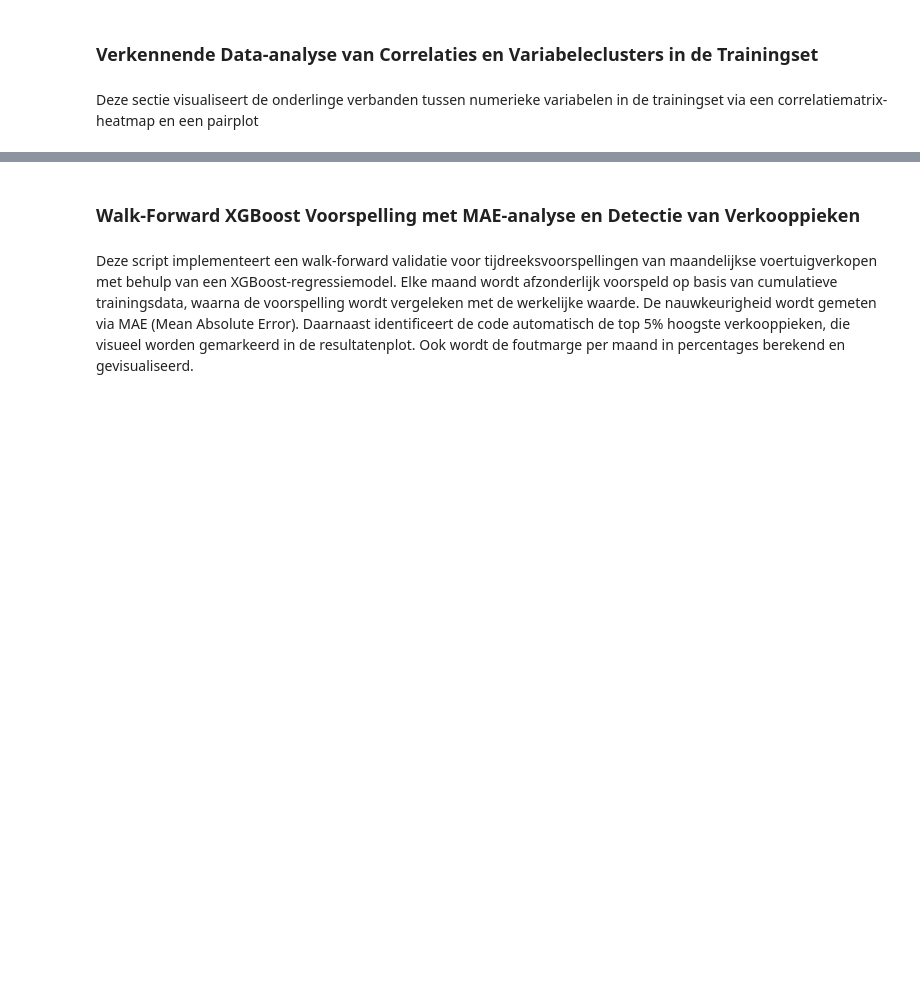
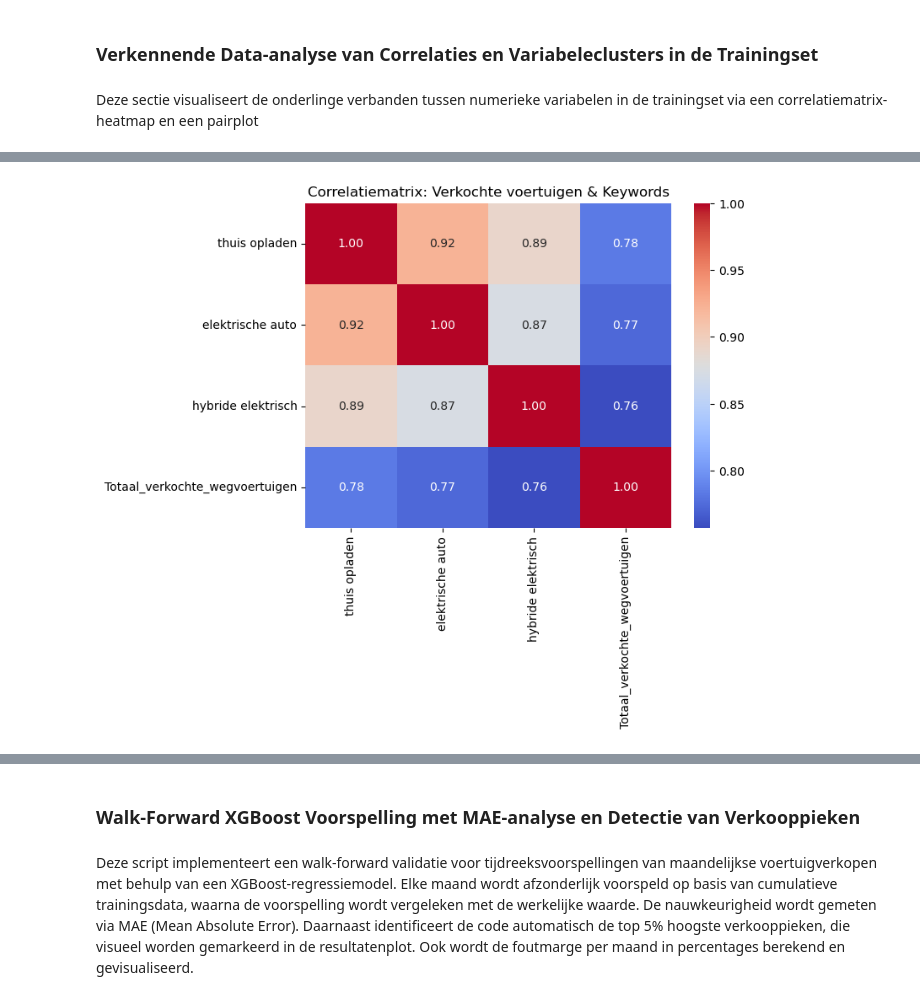
Before and after one commit to DylanHaaz/Tryhard, a Jupyter notebook: v4 _Google_trend/Xgboost _trend.ipynb, the cells around one changed output, grey strips where cells are left out. Cells and saved outputs as stored; diff of their text form; code cells hidden in the pictures; blank space fills up the shorter version.

```diff
--- a/v4 _Google_trend/Xgboost _trend.ipynb
+++ b/v4 _Google_trend/Xgboost _trend.ipynb
@@ -95,0 +102,14 @@ plt.show()
+# %%
+# Selecteer de gewenste kolommen voor de correlatiematrix
+corr_cols = ['thuis opladen', 'elektrische auto', 'hybride elektrisch', 'Totaal_verkochte_wegvoertuigen']
+
+# Bereken de correlatiematrix
+corr_matrix = train_df[corr_cols].corr()
+
+# Plot de correlatiematrix als heatmap
+plt.figure(figsize=(7, 5))
+sns.heatmap(corr_matrix, annot=True, cmap='coolwarm', fmt=".2f")
+plt.title('Correlatiematrix: Verkochte voertuigen & Keywords')
+plt.show()
+# %% [output]
+[figure, added]
```
Also changed, not shown: parts of 18 cells of this notebook, 5 other files.
